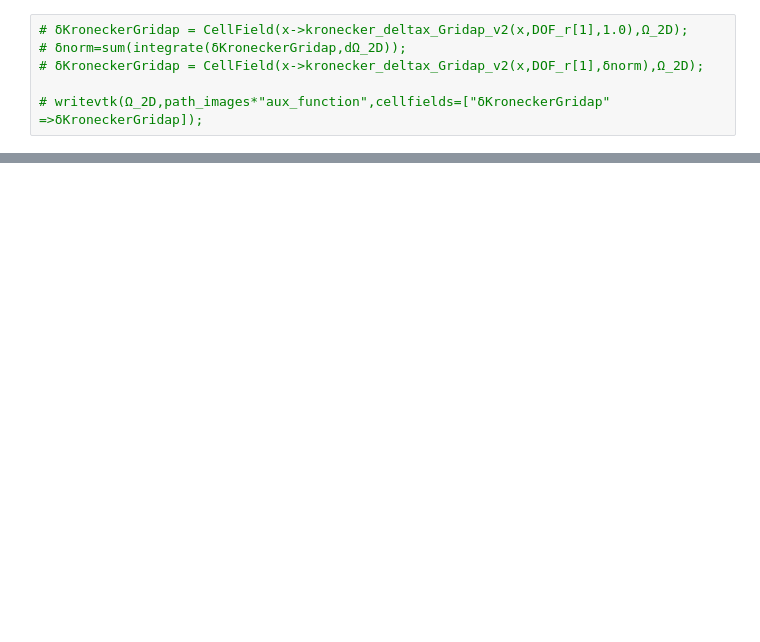
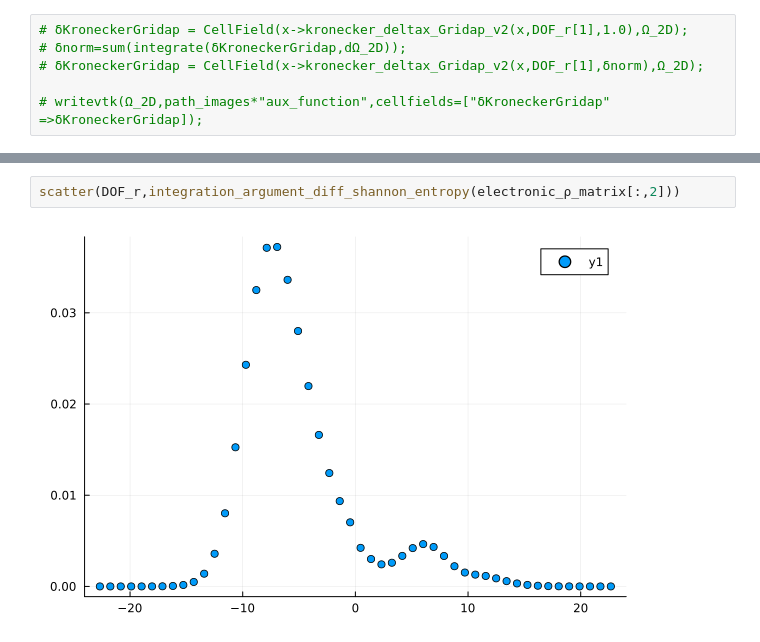
Before and after one commit to mendzmartin/ElectronNuclear_Coupling_Dynamics, a Jupyter notebook: codes/03_Code_auxiliary_tests.ipynb, the cells around one changed output, grey strips where cells are left out. Drawn from its saved outputs; the diff is of its cells as text; blank space fills up the shorter version.

```diff
--- a/codes/03_Code_auxiliary_tests.ipynb
+++ b/codes/03_Code_auxiliary_tests.ipynb
@@ -185,0 +251,4 @@ Reduced_TimeDependent_Diff_Shannon_Entropy (generic function with 1 method)
+# %%
+scatter(DOF_r,integration_argument_diff_shannon_entropy(electronic_ρ_matrix[:,2]))
+# %% [output]
+[figure, added]
```
Also changed, not shown: parts of 18 cells of this notebook, 49 other files.
